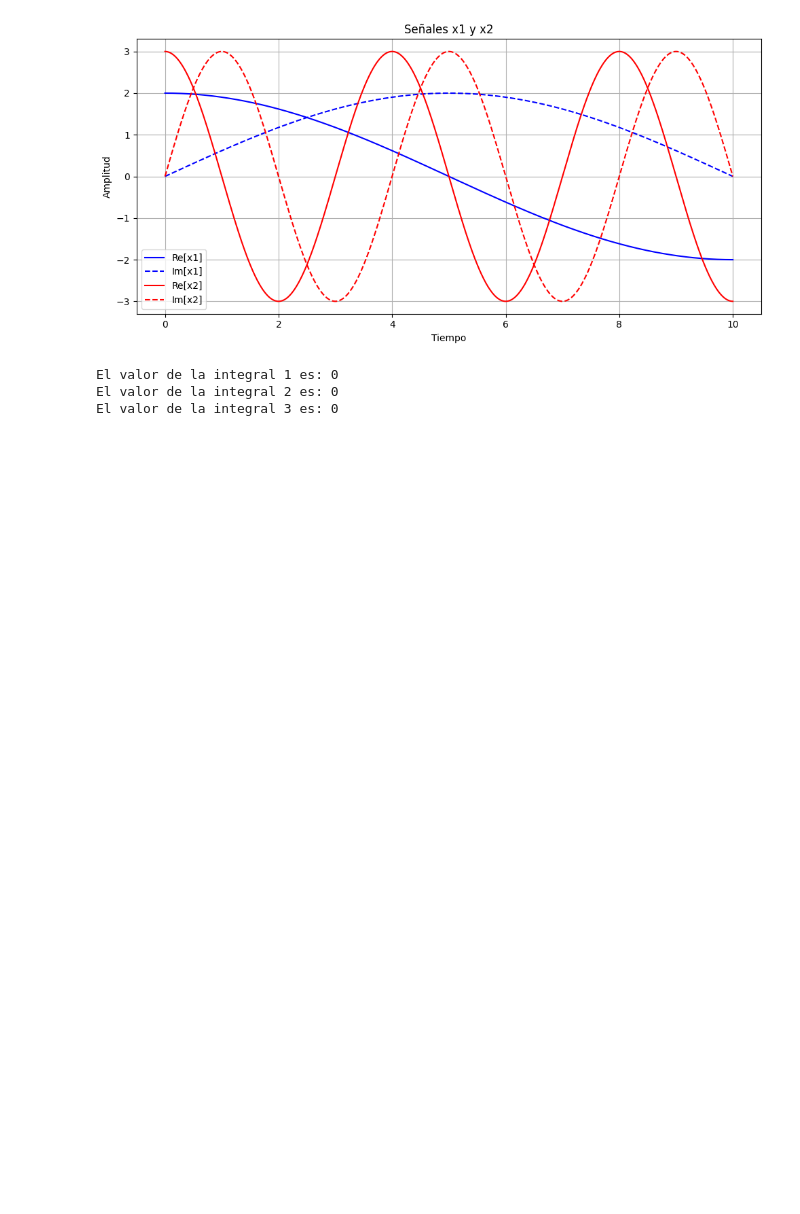
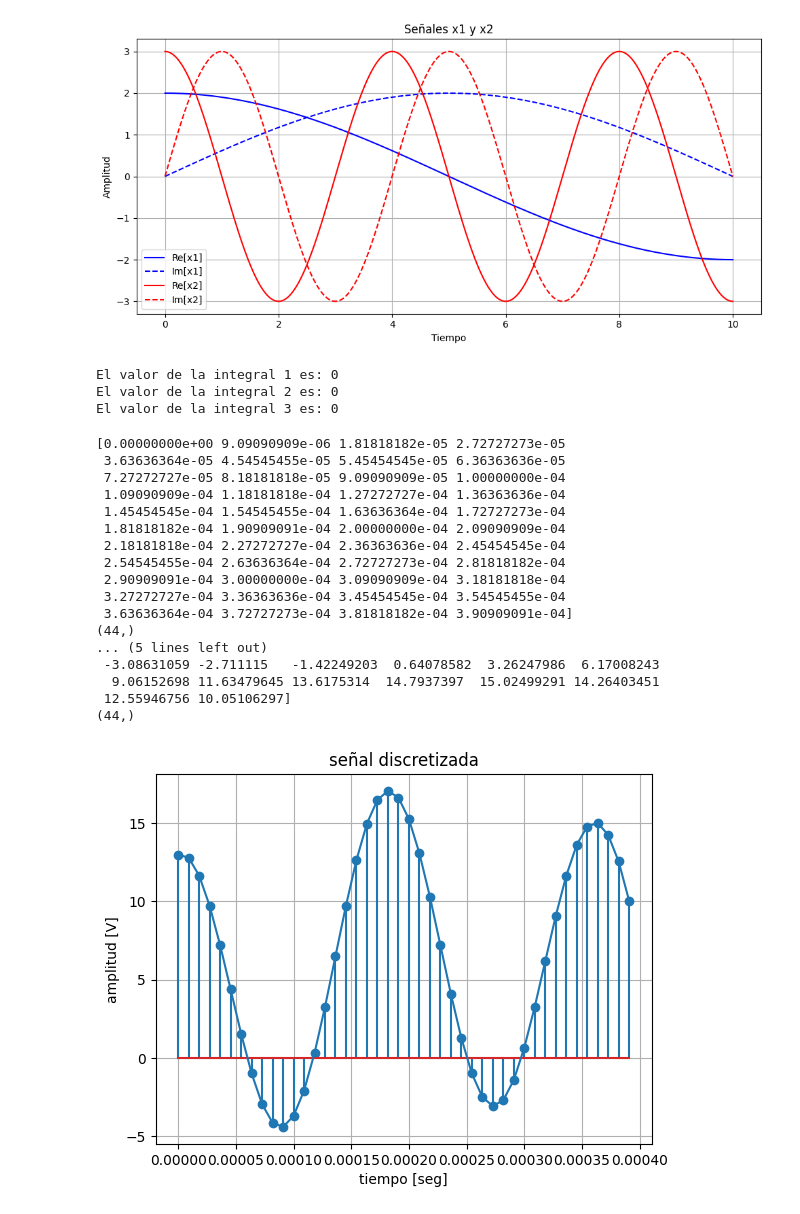
Before and after one commit to jailer2024/JAILER-CHAPID-SE-ALES-Y-SISTEMAS, a Jupyter notebook: codigos_parcial_1_señales_y_sistemas.ipynb, the cells around one changed output. Cells and saved outputs as stored; diff of their text form; code cells hidden in the pictures; blank space fills up the shorter version.

```diff
--- a/codigos_parcial_1_señales_y_sistemas.ipynb
+++ b/codigos_parcial_1_señales_y_sistemas.ipynb
@@ -74,3 +75,69 @@ print("El valor de la integral 3 es:", integral3.simplify())
 El valor de la integral 1 es: 0
 El valor de la integral 2 es: 0
 El valor de la integral 3 es: 0
+# %%
+# SIMULACION PUNTO b PARCIAL 1
+import numpy as np
+import matplotlib.pyplot as plt
+
+#Datos señal continua x1(t)
+A1=3 #amplitud
+f1=500 #frecuencia
+T1=1/f1 #periodo
+
+#Datos señal continua x2(t)
+A2=5 #amplitud
+f2=1000  #frecuencia
+T2=1/f2 #periodo
+
+#Datos señal continua x3(t)
+A3=10 #amplitud
+f3=5500 #frecuencia
+T3=1/f3#periodo
+
+#Periodo cuasiperiodica
+T=1/500
+
+#Discretizar tiempo
+ti=0 #tiempo inicial
+tf=0.2*T #tiempo final
+Fs=20*f3 #frecuencia de muestreo
+Ts=1/Fs #tiempo de muestreo
+
+#Crear vector discretizado
+tv=np.arange(ti,tf,Ts)
+print(tv)
+print(tv.shape)
+
+#Discretizar señal
+xv=A1*np.cos((2*np.pi*f1*tv))+A2*np.sin((2*np.pi*f2*tv))+A3*np.cos((2*np.pi*f3*tv))
+print(xv)
+print(xv.shape)
+
+#imprimir señal discretizada
+plt.stem(tv,xv)
+plt.plot(tv,xv)
+plt.title("señal discretizada")
+plt.xlabel("tiempo [seg]")
+plt.ylabel("amplitud [V]")
+plt.grid()
+plt.show()
+# %% [output]
+[0.00000000e+00 9.09090909e-06 1.81818182e-05 2.72727273e-05
+ 3.63636364e-05 4.54545455e-05 5.45454545e-05 6.36363636e-05
+ 7.27272727e-05 8.18181818e-05 9.09090909e-05 1.00000000e-04
+ 1.09090909e-04 1.18181818e-04 1.27272727e-04 1.36363636e-04
+ 1.45454545e-04 1.54545455e-04 1.63636364e-04 1.72727273e-04
+ 1.81818182e-04 1.90909091e-04 2.00000000e-04 2.09090909e-04
+ 2.18181818e-04 2.27272727e-04 2.36363636e-04 2.45454545e-04
+ 2.54545455e-04 2.63636364e-04 2.72727273e-04 2.81818182e-04
+ 2.90909091e-04 3.00000000e-04 3.09090909e-04 3.18181818e-04
+ 3.27272727e-04 3.36363636e-04 3.45454545e-04 3.54545455e-04
+ 3.63636364e-04 3.72727273e-04 3.81818182e-04 3.90909091e-04]
+(44,)
+... (5 lines left out)
+ -3.08631059 -2.711115   -1.42249203  0.64078582  3.26247986  6.17008243
+  9.06152698 11.63479645 13.6175314  14.7937397  15.02499291 14.26403451
+ 12.55946756 10.05106297]
+(44,)
+[figure, added]
```
Also changed, not shown: parts of 3 cells of this notebook.
